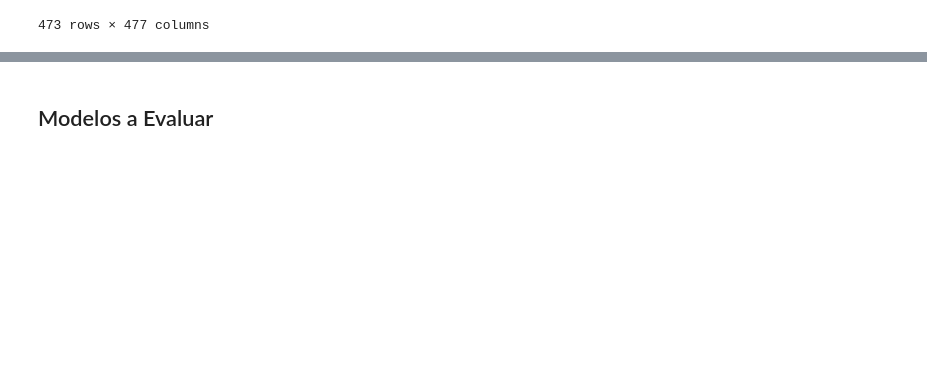
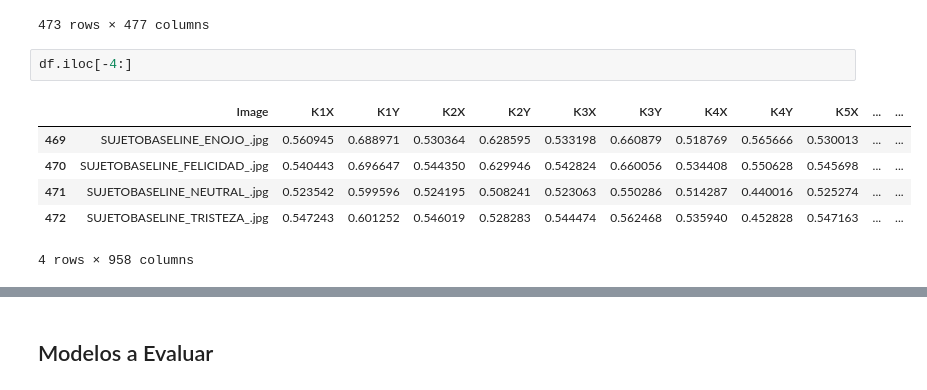
Before and after one commit to Ariana1998/Emociones, a Jupyter notebook: Notebook.ipynb, the cells around one changed output, grey strips where cells are left out. Cells and saved outputs as stored; diff of their text form; blank space fills up the shorter version.

```diff
--- a/Notebook.ipynb
+++ b/Notebook.ipynb
@@ -637,3 +637,12 @@ Características seleccionadas con valor mayor a 0.45 : ['K1X', 'K2X', 'K3X', 'K
 | 471 | SUJETOBASELINE_NEUTRAL_.jpg | 0.523542 | 0.524195 | 0.523063 | 0.514287 | 0.525274 | 0.526843 | 0.530797 | 0.413220 | 0.532972 | ... | ... |
 | 472 | SUJETOBASELINE_TRISTEZA_.jpg | 0.547243 | 0.546019 | 0.544474 | 0.535940 | 0.547163 | 0.548488 | 0.551402 | 0.438765 | 0.553941 | ... | ... |
 473 rows × 477 columns
+# %%
+df.iloc[-4:]
+# %% [output]
+|  | Image | K1X | K1Y | K2X | K2Y | K3X | K3Y | K4X | K4Y | K5X | ... | ... |
+| 469 | SUJETOBASELINE_ENOJO_.jpg | 0.560945 | 0.688971 | 0.530364 | 0.628595 | 0.533198 | 0.660879 | 0.518769 | 0.565666 | 0.530013 | ... | ... |
+| 470 | SUJETOBASELINE_FELICIDAD_.jpg | 0.540443 | 0.696647 | 0.544350 | 0.629946 | 0.542824 | 0.660056 | 0.534408 | 0.550628 | 0.545698 | ... | ... |
+| 471 | SUJETOBASELINE_NEUTRAL_.jpg | 0.523542 | 0.599596 | 0.524195 | 0.508241 | 0.523063 | 0.550286 | 0.514287 | 0.440016 | 0.525274 | ... | ... |
+| 472 | SUJETOBASELINE_TRISTEZA_.jpg | 0.547243 | 0.601252 | 0.546019 | 0.528283 | 0.544474 | 0.562468 | 0.535940 | 0.452828 | 0.547163 | ... | ... |
+4 rows × 958 columns
```
Also changed, not shown: parts of 2 cells of this notebook.
